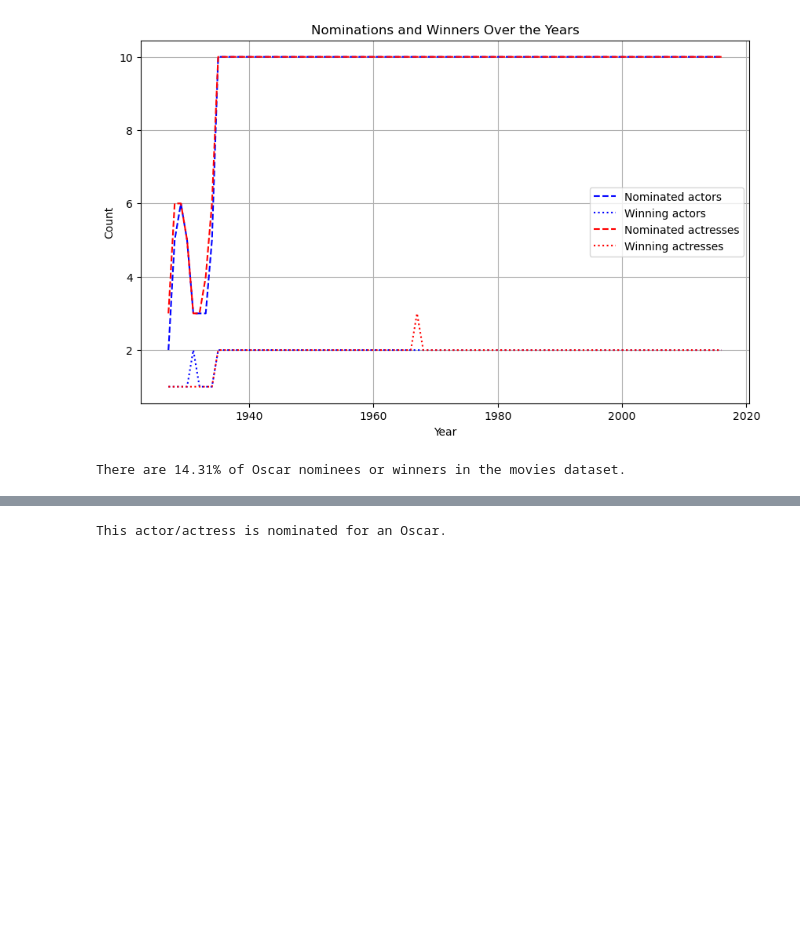
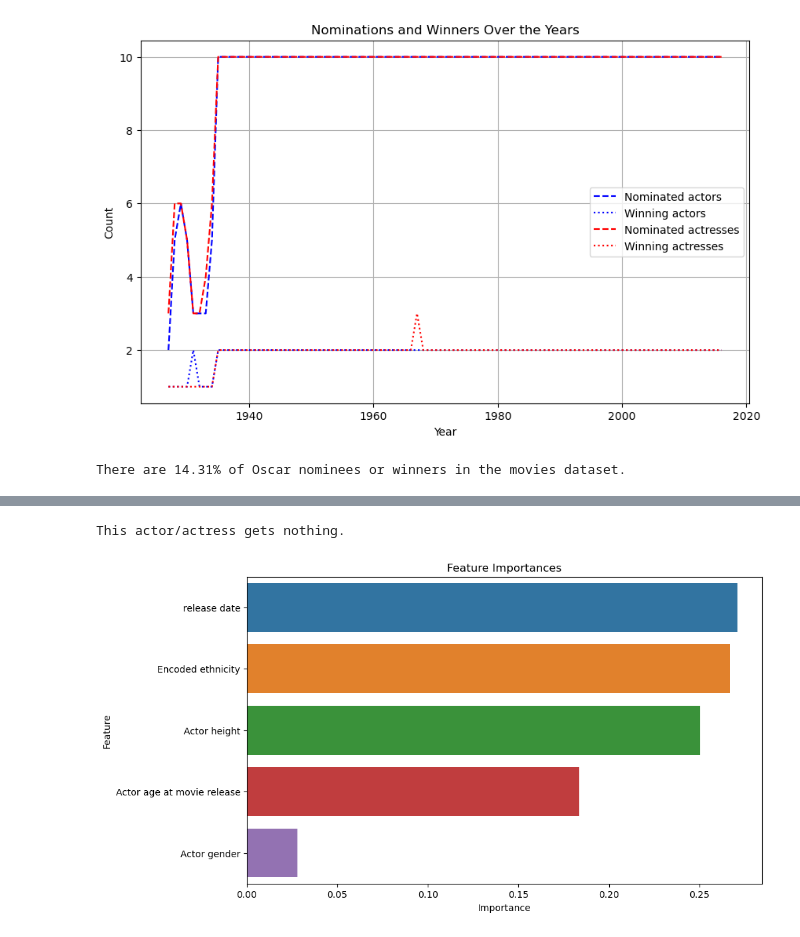
Before and after one commit to epfl-ada/ada-2023-project-datacuisiniers, a Jupyter notebook: p2_Anaelle.ipynb, the cells around one changed output, grey strips where cells are left out. Saved outputs shown, nothing was run; the diff lists cells and outputs as text; code cells hidden in the pictures; blank space fills up the shorter version.

```diff
--- a/p2_Anaelle.ipynb
+++ b/p2_Anaelle.ipynb
@@ -533,7 +526,33 @@ weighted avg       0.82      0.83      0.83     64891
 # %%
-predicted_label = model.predict([[1,43,30000]])[0]
+## Prediction of oscars based on an input vector of features ##
+
+predicted_label = model.predict([[1,43,30000, 180, 120]])[0] # we need a mapping of ethnicities to interpret it
 outcome = outcome_mapping[predicted_label]
 
 print('This actor/actress {}.'.format(outcome))
 # %% [output]
-This actor/actress is nominated for an Oscar.
+This actor/actress gets nothing.
+# %%
+## Which features are the most important? ##
+
+feature_importances = model.feature_importances_
+
+# Create a DataFrame to display feature importances with feature names
+importance_df = pd.DataFrame({'Feature': X_train.columns, 'Importance': feature_importances})
+
+# Sort the features by importance in descending order
+importance_df = importance_df.sort_values(by='Importance', ascending=False)
+# %%
+plt.figure(figsize=(10, 6))
+sns.barplot(x='Importance', y='Feature', data=importance_df)
+plt.title('Feature Importances')
+plt.show()
+
+# It makes sense that gender does not matter much since both men and women win as much.
+# Maybe women are more likely to win as they are less represented.
+# Why does release date matter? as many oscars each year
+
+# Next step is to show in which direction features matter and to include more features (eg. on movies)
+# What is the value added of using ML here and not just a regression with interaction variables?
+# %% [output]
+[figure, added]
```
Also changed, not shown: parts of 26 cells of this notebook.
